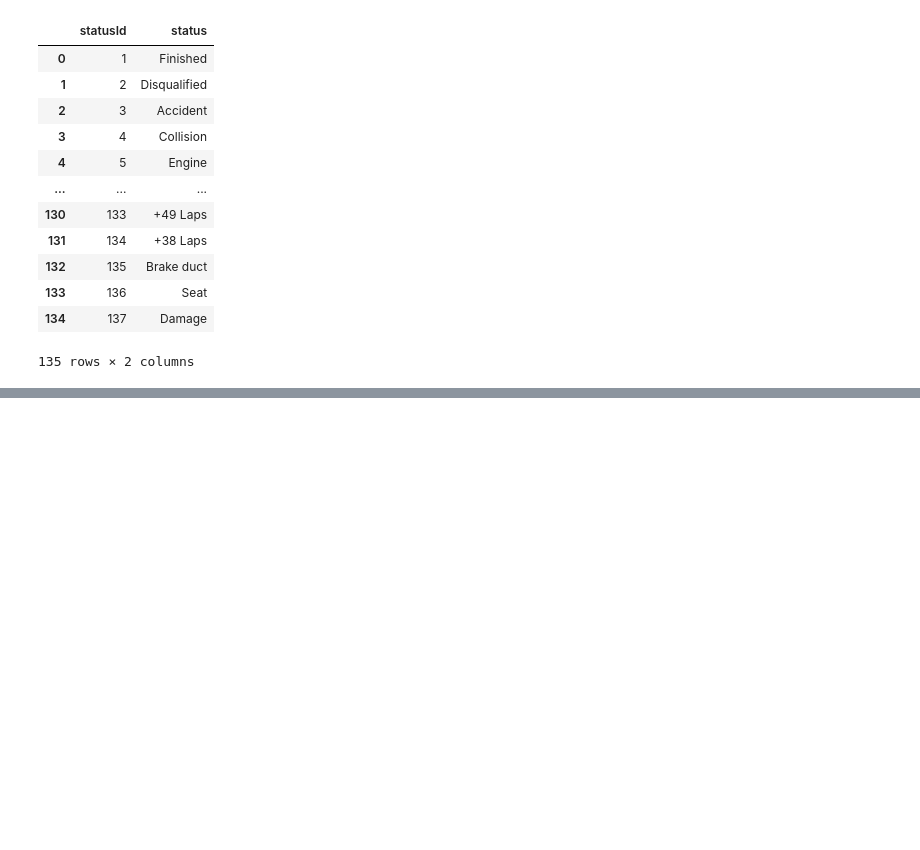
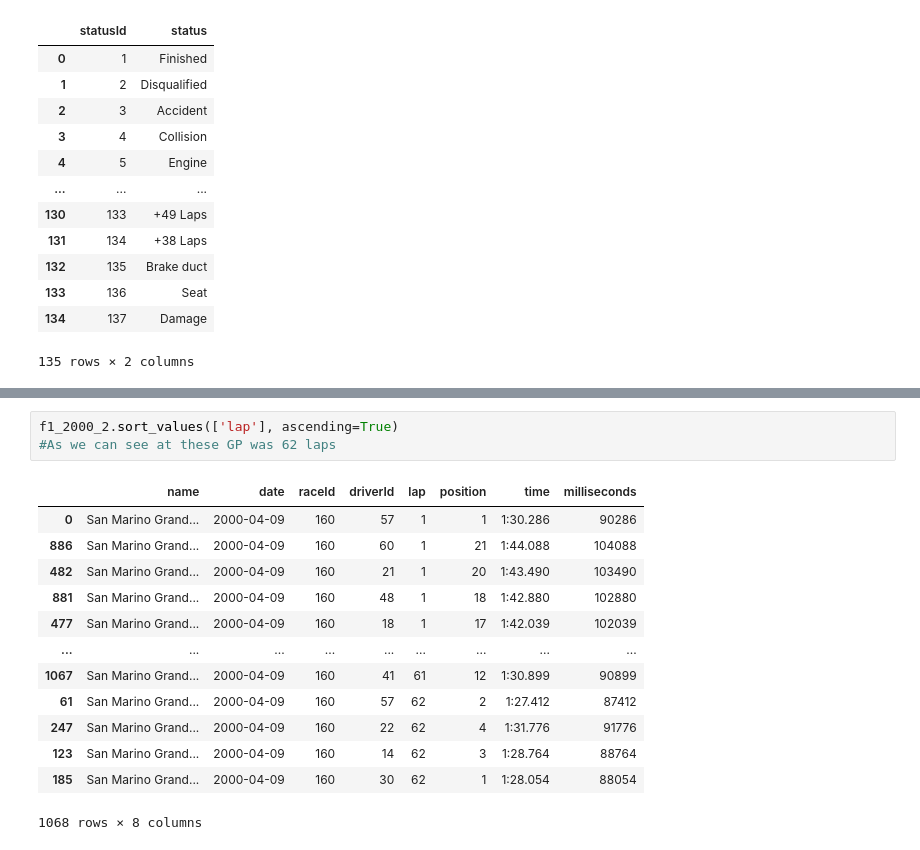
Before and after one commit to pentakostal/Final_Project_RCS, a Jupyter notebook: Formula_1_Data_Analysis.ipynb, the cells around one changed output, grey strips where cells are left out. Cells and saved outputs as stored; diff of their text form; blank space fills up the shorter version.

```diff
--- a/Formula_1_Data_Analysis.ipynb
+++ b/Formula_1_Data_Analysis.ipynb
@@ -462,0 +511,17 @@ f1_status
+# %%
+f1_2000_2.sort_values(['lap'], ascending=True)
+#As we can see at these GP was 62 laps
+# %% [output]
+|  | name | date | raceId | driverId | lap | position | time | milliseconds |
+| 0 | San Marino Grand... | 2000-04-09 | 160 | 57 | 1 | 1 | 1:30.286 | 90286 |
+| 886 | San Marino Grand... | 2000-04-09 | 160 | 60 | 1 | 21 | 1:44.088 | 104088 |
+| 482 | San Marino Grand... | 2000-04-09 | 160 | 21 | 1 | 20 | 1:43.490 | 103490 |
+| 881 | San Marino Grand... | 2000-04-09 | 160 | 48 | 1 | 18 | 1:42.880 | 102880 |
+| 477 | San Marino Grand... | 2000-04-09 | 160 | 18 | 1 | 17 | 1:42.039 | 102039 |
+| ... | ... | ... | ... | ... | ... | ... | ... | ... |
+| 1067 | San Marino Grand... | 2000-04-09 | 160 | 41 | 61 | 12 | 1:30.899 | 90899 |
+| 61 | San Marino Grand... | 2000-04-09 | 160 | 57 | 62 | 2 | 1:27.412 | 87412 |
+| 247 | San Marino Grand... | 2000-04-09 | 160 | 22 | 62 | 4 | 1:31.776 | 91776 |
+| 123 | San Marino Grand... | 2000-04-09 | 160 | 14 | 62 | 3 | 1:28.764 | 88764 |
+| 185 | San Marino Grand... | 2000-04-09 | 160 | 30 | 62 | 1 | 1:28.054 | 88054 |
+1068 rows × 8 columns
```
Also changed, not shown: parts of 20 cells of this notebook.
